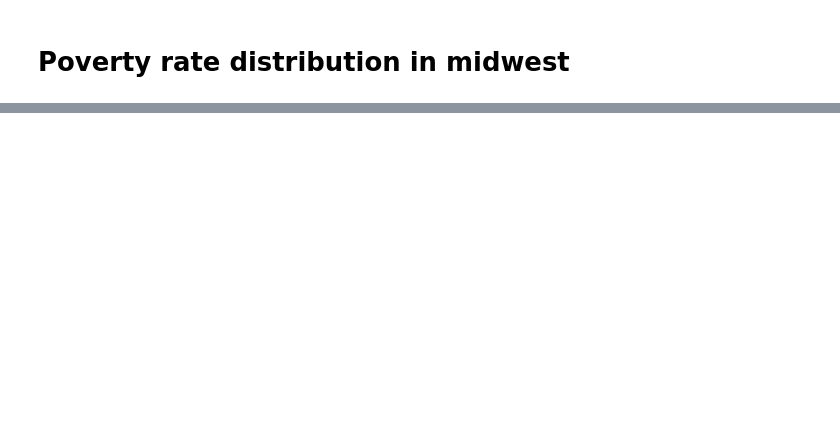
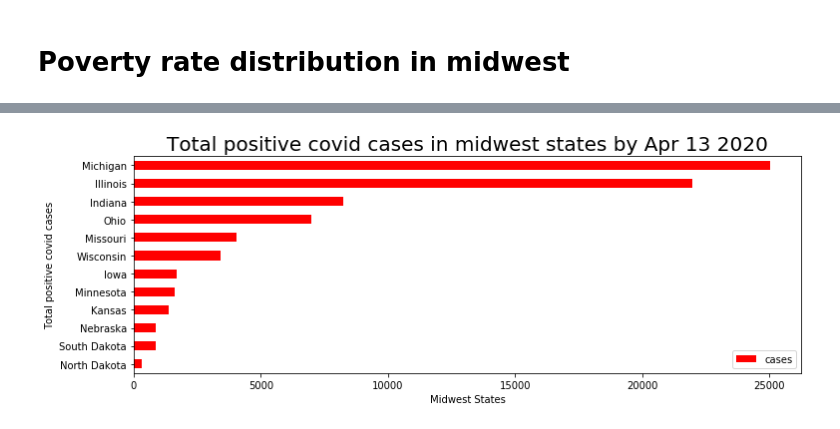
Before and after one commit to YaluZhou/project1, a Jupyter notebook: Midwest.ipynb, the cells around one changed output, grey strips where cells are left out. Cells and saved outputs as stored; diff of their text form; code cells hidden in the pictures; blank space fills up the shorter version.

```diff
--- a/Midwest.ipynb
+++ b/Midwest.ipynb
@@ -878,0 +712,5 @@ poverty_covid_death_correlation
+# %%
+# Calculate the positive covid case by state
+mw_state_covid_df = mw_census_covid_df.groupby('state')
+mw_state_positive_df = pd.DataFrame(mw_state_covid_df['cases'].sum().sort_values())
+mw_state_positive_df
@@ -878,0 +732,10 @@ poverty_covid_death_correlation
+# %%
+# Bar plot to show positive covid cases per state
+state_positive_bar_chart = mw_state_positive_df.plot(kind='barh', color="red", figsize=(12,4))
+state_positive_bar_chart.set_title("Total positive covid cases in midwest states by Apr 13 2020",fontsize=20)
+state_positive_bar_chart.set_xlabel("Midwest States")
+state_positive_bar_chart.set_ylabel("Total positive covid cases")
+plt.savefig('Total positive covid cases in midwest states by Apr 13 2020.png')
+plt.show()
+# %% [output]
+[figure, added]
```
Also changed, not shown: parts of 105 cells of this notebook.
